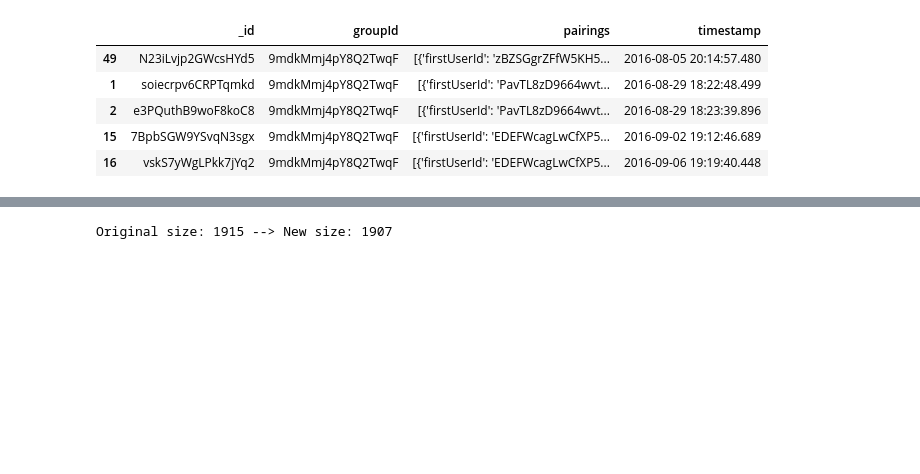
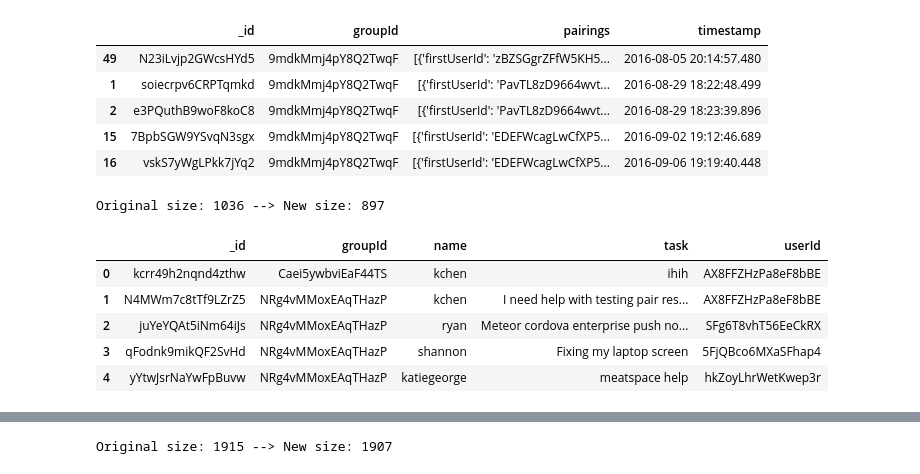
Before and after one commit to melissachen2000/pair-research-matching-alg, a Jupyter notebook: stable-matching/StableRoommatesMatching.ipynb, the cells around one changed output, grey strips where cells are left out. Saved outputs shown, nothing was run; the diff lists cells and outputs as text; code cells hidden in the pictures; blank space fills up the shorter version.

```diff
--- a/stable-matching/StableRoommatesMatching.ipynb
+++ b/stable-matching/StableRoommatesMatching.ipynb
@@ -395,6 +395,29 @@ Pairing count: 369, Unique group count: 38
 | 2 | e3PQuthB9woF8koC8 | 9mdkMmj4pY8Q2TwqF | [{'firstUserId': 'PavTL8zD9664wvt... | 2016-08-29 18:23:39.896 |
 | 15 | 7BpbSGW9YSvqN3sgx | 9mdkMmj4pY8Q2TwqF | [{'firstUserId': 'EDEFWcagLwCfXP5... | 2016-09-02 19:12:46.689 |
 | 16 | vskS7yWgLPkk7jYq2 | 9mdkMmj4pY8Q2TwqF | [{'firstUserId': 'EDEFWcagLwCfXP5... | 2016-09-06 19:19:40.448 |
+# %%
+tasks = pd.DataFrame(list(db.tasks.find()))
+
+# remove bad groups
+tasks_orig_size = len(tasks)
+tasks_new_size = 0
+
+tasks = tasks[~tasks['groupId'].isin(group_ignore_ids)]
+
+# print change in size
+tasks_new_size = len(tasks)
+print('Original size: {} --> New size: {}'.format(tasks_orig_size, tasks_new_size))
+
+# display current tasks
+tasks.head()
+# %% [output]
+Original size: 1036 --> New size: 897
+|  | _id | groupId | name | task | userId |
+| 0 | kcrr49h2nqnd4zthw | Caei5ywbviEaF44TS | kchen | ihih | AX8FFZHzPa8eF8bBE |
+| 1 | N4MWm7c8tTf9LZrZ5 | NRg4vMMoxEAqTHazP | kchen | I need help with testing pair res... | AX8FFZHzPa8eF8bBE |
+| 2 | juYeYQAt5iNm64iJs | NRg4vMMoxEAqTHazP | ryan | Meteor cordova enterprise push no... | SFg6T8vhT56EeCkRX |
+| 3 | qFodnk9mikQF2SvHd | NRg4vMMoxEAqTHazP | shannon | Fixing my laptop screen | 5FjQBco6MXaSFhap4 |
+| 4 | yYtwJsrNaYwFpBuvw | NRg4vMMoxEAqTHazP | katiegeorge | meatspace help | hkZoyLhrWetKwep3r |
 # %%
 affinities = pd.DataFrame(list(db.affinities.find()))
 
```
Also changed, not shown: parts of 18 cells of this notebook, 1 other file.
